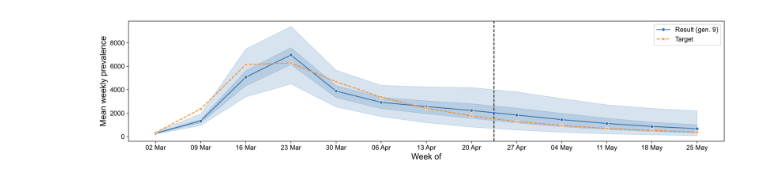
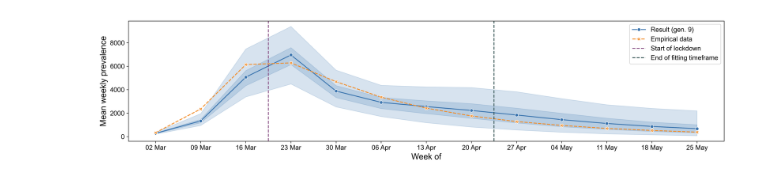
Before and after one commit to schminin/INSIDeMunich, a Jupyter notebook: analysis/scripts/4_model_fitting.ipynb, the cells around one changed output. Saved outputs shown, nothing was run; the diff lists cells and outputs as text; code cells hidden in the pictures.

```diff
--- a/analysis/scripts/4_model_fitting.ipynb
+++ b/analysis/scripts/4_model_fitting.ipynb
@@ -90,37 +91,42 @@ def comps_by_week_full_tf(memilio_id):
 
     return df
 
 fits_full_tf = [comps_by_week_full_tf(memilio_id) for memilio_id in range(1, 101)]
 fits_full_tf = pd.concat(fits_full_tf)
 fits_full_tf['category'] = "Result (gen. 9)"
 
-target_data_full = {'I_total': observed_prev_full, "memilio_id": [-1] * 13, "category": ["Target"] * 13}
+target_data_full = {'I_total': observed_prev_full, "memilio_id": [-1] * 13, "category": ["Empirical data"] * 13}
 target_data_full =  pd.DataFrame(target_data_full)
 fits_full = pd.concat([fits_full_tf, target_data_full]).reset_index()
 
 plt.style.use('default')
 set_fontsize()
 
 fig, ax = plt.subplots(figsize = (16.3, 4), dpi = 300)
 
-plt.axvline(7.5, 0, max(fits_full["I_total"]), color = "black", linestyle = "--")
-
 sns.lineplot(data = fits_full, x="index", y = "I_total", hue = "category", style = "category", palette=['#3B75AF', '#F28C28'], markers = True, errorbar = ("pi", 100))
 sns.lineplot(data = fits_full, x="index", y = "I_total", hue = "category", style = "category", palette=['#3B75AF', '#F28C28'], markers = True, errorbar = ("pi", 50), legend=None)
+
+plt.axvline(2.5, 0, max(fits_full["I_total"]), color = "#874C82", linestyle = "--")
+plt.axvline(7.5, 0, max(fits_full["I_total"]), color = "#2F4F4F", linestyle = "--")
 
 ax.set_xlabel("Week of")
 ax.set_ylabel("Mean weekly prevalence")
 ax.set_xticks(range(0, 13))
 ax.set_xticklabels(["02 Mar", "09 Mar", "16 Mar", "23 Mar", "30 Mar", "06 Apr", "13 Apr", "20 Apr", "27 Apr", "04 May", "11 May", "18 May", "25 May"])
 
 handles, labels = ax.get_legend_handles_labels()
+line1 = Line2D([0], [0], color="#874C82", linestyle="--", label="Start of lockdown")
+line2 = Line2D([0], [0], color="#2F4F4F", linestyle="--", label="End of fitting timeframe")
+handles.extend([line1, line2])
+labels.extend(["Start of lockdown", "End of fitting timeframe"])
 ax.legend(handles=handles[0:], labels=labels[0:])
 
 plt.tight_layout()
 plt.savefig(f"{plot_path}/prev_fits_full_tf.png", dpi=300)
 plt.show()
 # %% [output]
-[figure, old version]
+[figure, new version]
 # %%
 df_measurements = pd.read_csv(f"{result_path_ww}/../concentration_measurements.csv")
 df_measurements["category"] = "Empirical concentration"
```
Also changed, not shown: parts of 8 cells of this notebook, 2 other files.
